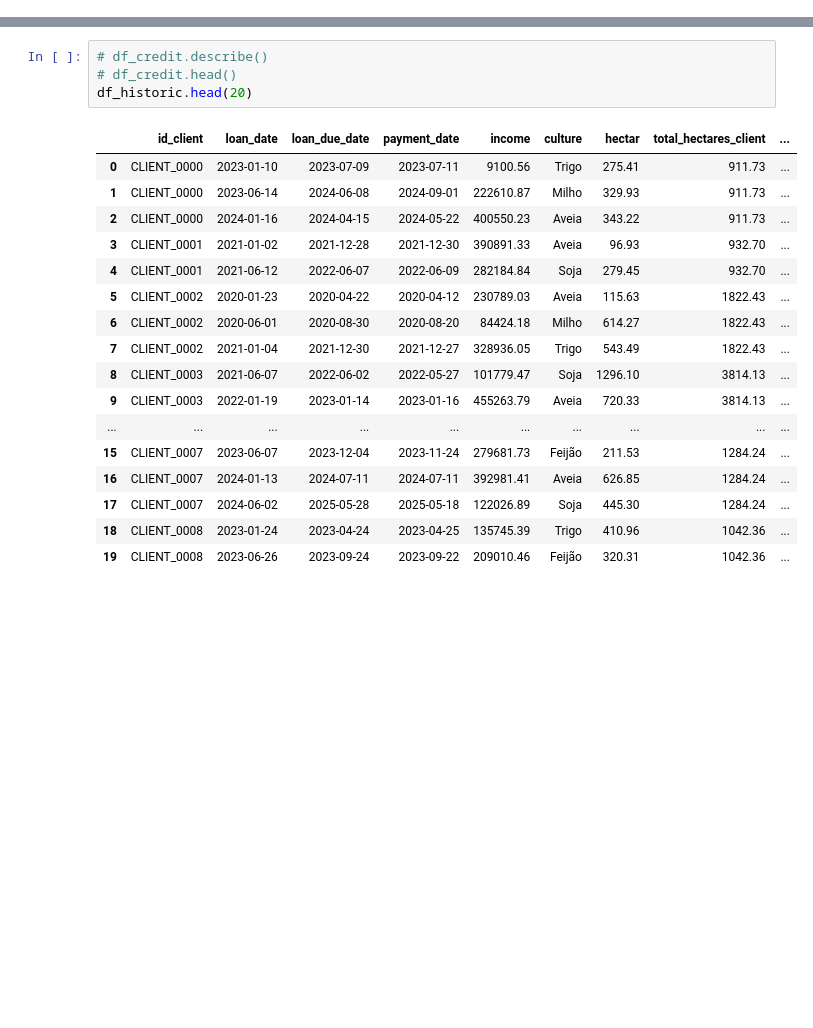
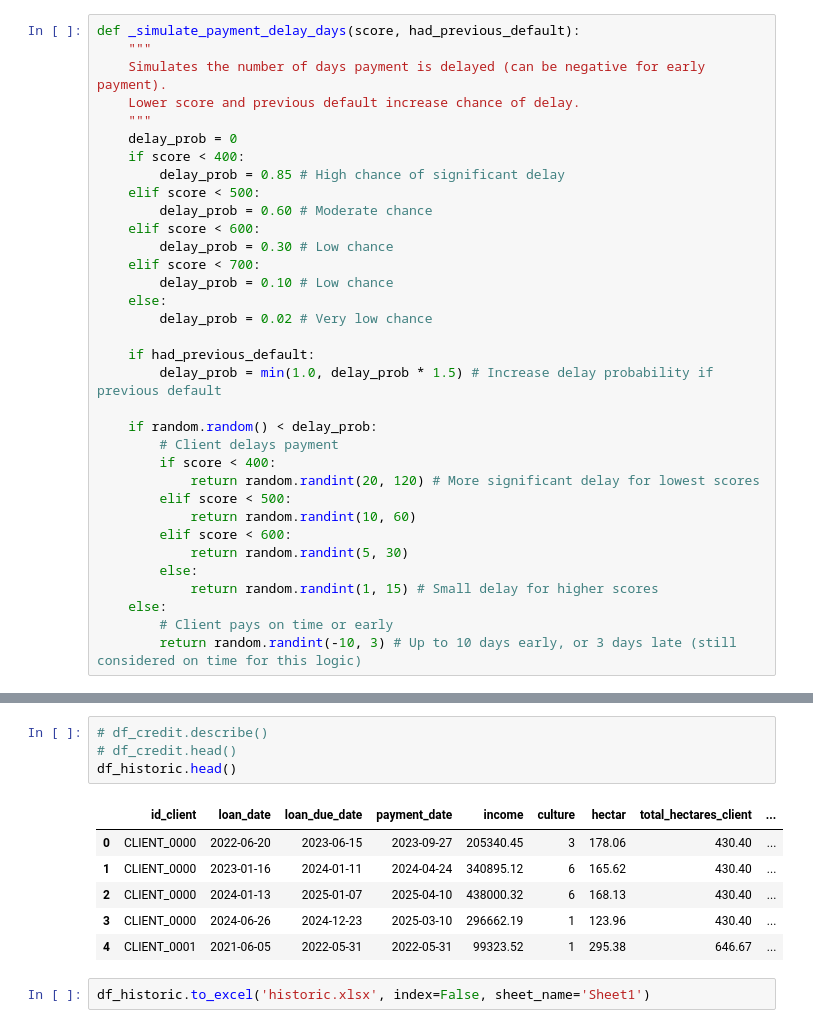
Before and after one commit to cassiof-dev/agricultural_credit_default, a Jupyter notebook: analise.ipynb, the cells around one changed output, grey strips where cells are left out. Saved outputs shown, nothing was run; the diff lists cells and outputs as text; blank space fills up the shorter version.

```diff
--- a/analise.ipynb
+++ b/analise.ipynb
@@ -16,0 +74,34 @@ from sklearn.ensemble import BaggingClassifier
+# %%
+def _simulate_payment_delay_days(score, had_previous_default):
+    """
+    Simulates the number of days payment is delayed (can be negative for early payment).
+    Lower score and previous default increase chance of delay.
+    """
+    delay_prob = 0
+    if score < 400:
+        delay_prob = 0.85 # High chance of significant delay
+    elif score < 500:
+        delay_prob = 0.60 # Moderate chance
+    elif score < 600:
+        delay_prob = 0.30 # Low chance
+    elif score < 700:
+        delay_prob = 0.10 # Low chance
+    else:
+        delay_prob = 0.02 # Very low chance
+
+    if had_previous_default:
+        delay_prob = min(1.0, delay_prob * 1.5) # Increase delay probability if previous default
+
+    if random.random() < delay_prob:
+        # Client delays payment
+        if score < 400:
+            return random.randint(20, 120) # More significant delay for lowest scores
+        elif score < 500:
+            return random.randint(10, 60)
+        elif score < 600:
+            return random.randint(5, 30)
+        else:
+            return random.randint(1, 15) # Small delay for higher scores
+    else:
+        # Client pays on time or early
+        return random.randint(-10, 3) # Up to 10 days early, or 3 days late (still considered on time for this logic)
@@ -391,25 +369,16 @@ Average percentage of total hectares loaned per transaction: 27.48%
 # %%
 # df_credit.describe()
 # df_credit.head()
-df_historic.head(20)
+df_historic.head()
 # %% [output]
 |  | id_client | loan_date | loan_due_date | payment_date | income | culture | hectar | total_hectares_client | ... |
-| 0 | CLIENT_0000 | 2023-01-10 | 2023-07-09 | 2023-07-11 | 9100.56 | Trigo | 275.41 | 911.73 | ... |
-| 1 | CLIENT_0000 | 2023-06-14 | 2024-06-08 | 2024-09-01 | 222610.87 | Milho | 329.93 | 911.73 | ... |
-| 2 | CLIENT_0000 | 2024-01-16 | 2024-04-15 | 2024-05-22 | 400550.23 | Aveia | 343.22 | 911.73 | ... |
-| 3 | CLIENT_0001 | 2021-01-02 | 2021-12-28 | 2021-12-30 | 390891.33 | Aveia | 96.93 | 932.70 | ... |
-| 4 | CLIENT_0001 | 2021-06-12 | 2022-06-07 | 2022-06-09 | 282184.84 | Soja | 279.45 | 932.70 | ... |
-| 5 | CLIENT_0002 | 2020-01-23 | 2020-04-22 | 2020-04-12 | 230789.03 | Aveia | 115.63 | 1822.43 | ... |
-| 6 | CLIENT_0002 | 2020-06-01 | 2020-08-30 | 2020-08-20 | 84424.18 | Milho | 614.27 | 1822.43 | ... |
-| 7 | CLIENT_0002 | 2021-01-04 | 2021-12-30 | 2021-12-27 | 328936.05 | Trigo | 543.49 | 1822.43 | ... |
-| 8 | CLIENT_0003 | 2021-06-07 | 2022-06-02 | 2022-05-27 | 101779.47 | Soja | 1296.10 | 3814.13 | ... |
-| 9 | CLIENT_0003 | 2022-01-19 | 2023-01-14 | 2023-01-16 | 455263.79 | Aveia | 720.33 | 3814.13 | ... |
-| ... | ... | ... | ... | ... | ... | ... | ... | ... | ... |
-| 15 | CLIENT_0007 | 2023-06-07 | 2023-12-04 | 2023-11-24 | 279681.73 | Feijão | 211.53 | 1284.24 | ... |
-| 16 | CLIENT_0007 | 2024-01-13 | 2024-07-11 | 2024-07-11 | 392981.41 | Aveia | 626.85 | 1284.24 | ... |
-| 17 | CLIENT_0007 | 2024-06-02 | 2025-05-28 | 2025-05-18 | 122026.89 | Soja | 445.30 | 1284.24 | ... |
-| 18 | CLIENT_0008 | 2023-01-24 | 2023-04-24 | 2023-04-25 | 135745.39 | Trigo | 410.96 | 1042.36 | ... |
-| 19 | CLIENT_0008 | 2023-06-26 | 2023-09-24 | 2023-09-22 | 209010.46 | Feijão | 320.31 | 1042.36 | ... |
+| 0 | CLIENT_0000 | 2022-06-20 | 2023-06-15 | 2023-09-27 | 205340.45 | 3 | 178.06 | 430.40 | ... |
+| 1 | CLIENT_0000 | 2023-01-16 | 2024-01-11 | 2024-04-24 | 340895.12 | 6 | 165.62 | 430.40 | ... |
+| 2 | CLIENT_0000 | 2024-01-13 | 2025-01-07 | 2025-04-10 | 438000.32 | 6 | 168.13 | 430.40 | ... |
+| 3 | CLIENT_0000 | 2024-06-26 | 2024-12-23 | 2025-03-10 | 296662.19 | 1 | 123.96 | 430.40 | ... |
+| 4 | CLIENT_0001 | 2021-06-05 | 2022-05-31 | 2022-05-31 | 99323.52 | 1 | 295.38 | 646.67 | ... |
+# %%
+df_historic.to_excel('historic.xlsx', index=False, sheet_name='Sheet1')
 # %%
 # Filter clients who have ever defaulted (default_status == 1)
 clients_with_default = df_historic[df_historic['default_status'] == 1]['id_client'].unique()
```
Also changed, not shown: parts of 38 cells of this notebook, 1 other file.
